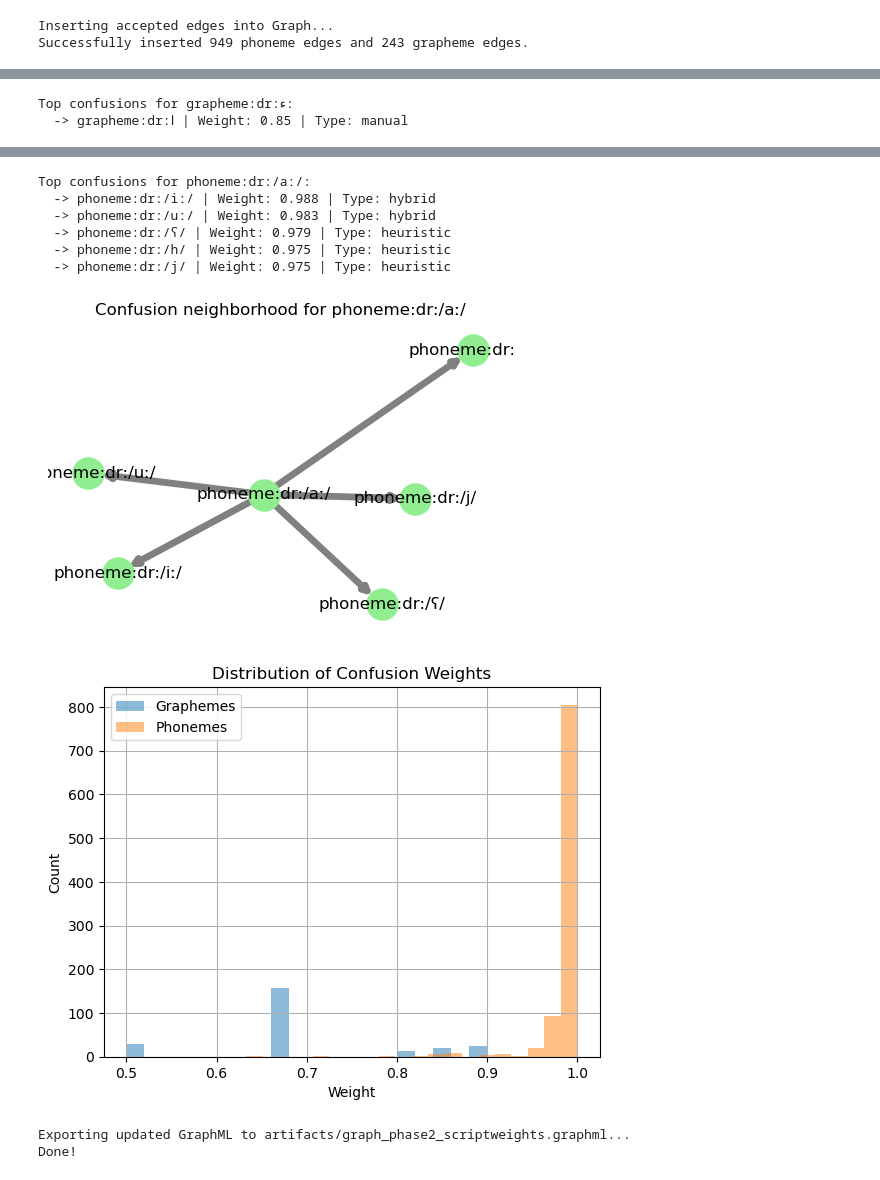
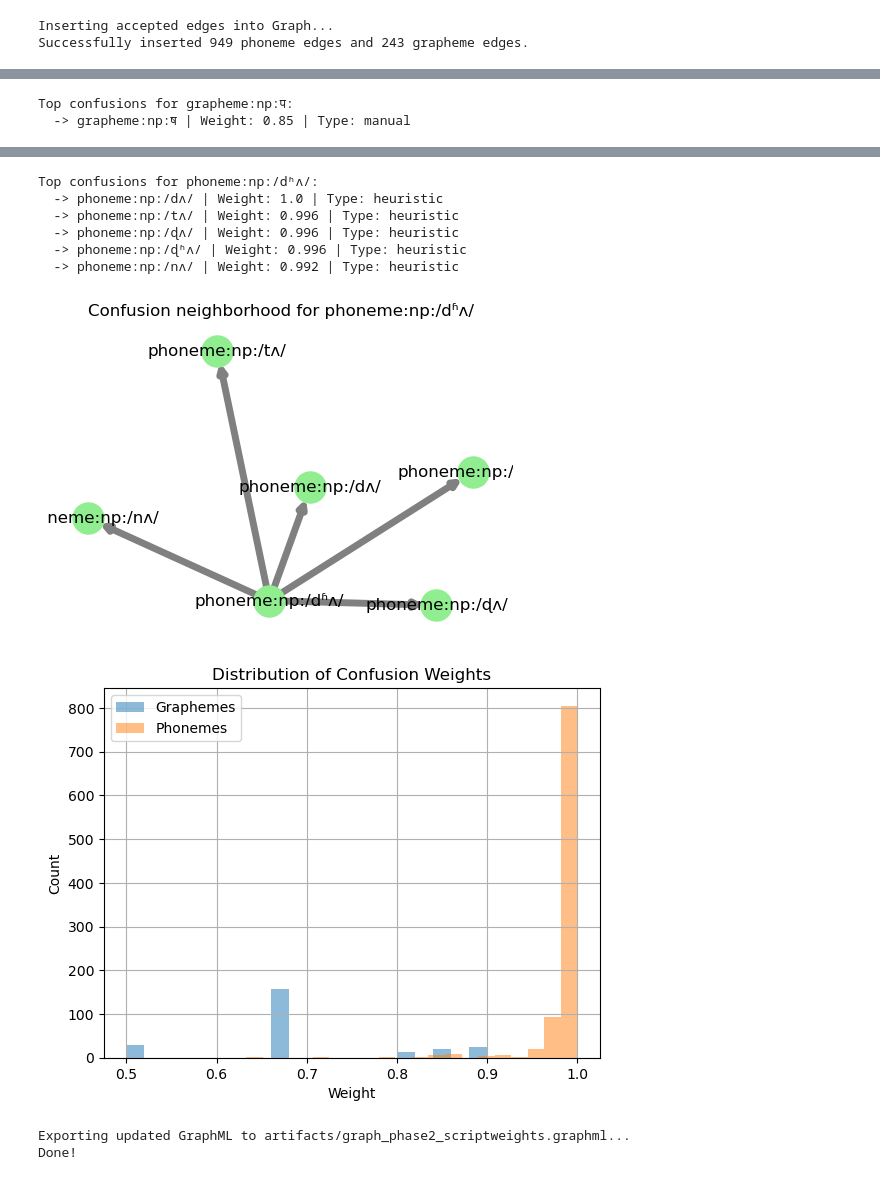
Before and after one commit to Gr8Sushant/multilingual-knowledge-graph-engine, a Jupyter notebook: Matching_Game/Phase_2_Script_Weights.ipynb, the cells around one changed output, grey strips where cells are left out. Cells and saved outputs as stored; diff of their text form; code cells hidden in the pictures.

```diff
--- a/Matching_Game/Phase_2_Script_Weights.ipynb
+++ b/Matching_Game/Phase_2_Script_Weights.ipynb
@@ -355,12 +355,12 @@ def plot_confusion_neighborhood(G, node_id):
     plt.show()
 
 # Examples
-sample_grapheme = df_grapheme['source'].iloc[0] if not df_grapheme.empty else None
+sample_grapheme = df_grapheme['source'].iloc[200] if not df_grapheme.empty else None
 if sample_grapheme:
     show_top_confusions(G, sample_grapheme)
     plot_confusion_neighborhood(G, sample_grapheme)
 
-sample_phoneme = df_phoneme['source'].iloc[0] if not df_phoneme.empty else None
+sample_phoneme = df_phoneme['source'].iloc[202] if not df_phoneme.empty else None
 if sample_phoneme:
     show_top_confusions(G, sample_phoneme)
     plot_confusion_neighborhood(G, sample_phoneme)
@@ -376,5 +376,5 @@ plt.ylabel('Count')
 plt.legend()
 plt.show()
 # %% [output]
-Top confusions for grapheme:dr:ء:
-  -> grapheme:dr:ا | Weight: 0.85 | Type: manual
+Top confusions for grapheme:np:प:
+  -> grapheme:np:ष | Weight: 0.85 | Type: manual
@@ -382,10 +382,10 @@ Top confusions for grapheme:dr:ء:
-Top confusions for phoneme:dr:/aː/:
-  -> phoneme:dr:/iː/ | Weight: 0.988 | Type: hybrid
-  -> phoneme:dr:/uː/ | Weight: 0.983 | Type: hybrid
-  -> phoneme:dr:/ʕ/ | Weight: 0.979 | Type: heuristic
-  -> phoneme:dr:/h/ | Weight: 0.975 | Type: heuristic
-  -> phoneme:dr:/j/ | Weight: 0.975 | Type: heuristic
+Top confusions for phoneme:np:/dʱʌ/:
+  -> phoneme:np:/dʌ/ | Weight: 1.0 | Type: heuristic
+  -> phoneme:np:/tʌ/ | Weight: 0.996 | Type: heuristic
+  -> phoneme:np:/ɖʌ/ | Weight: 0.996 | Type: heuristic
+  -> phoneme:np:/ɖʱʌ/ | Weight: 0.996 | Type: heuristic
+  -> phoneme:np:/nʌ/ | Weight: 0.992 | Type: heuristic
-[figure, old version]
+[figure, new version]
 [figure]
 # %%
 print(f"Exporting updated GraphML to {OUTPUT_GRAPH_PATH}...")
```
Also changed, not shown: parts of 1 cell of this notebook, 6 other files.
